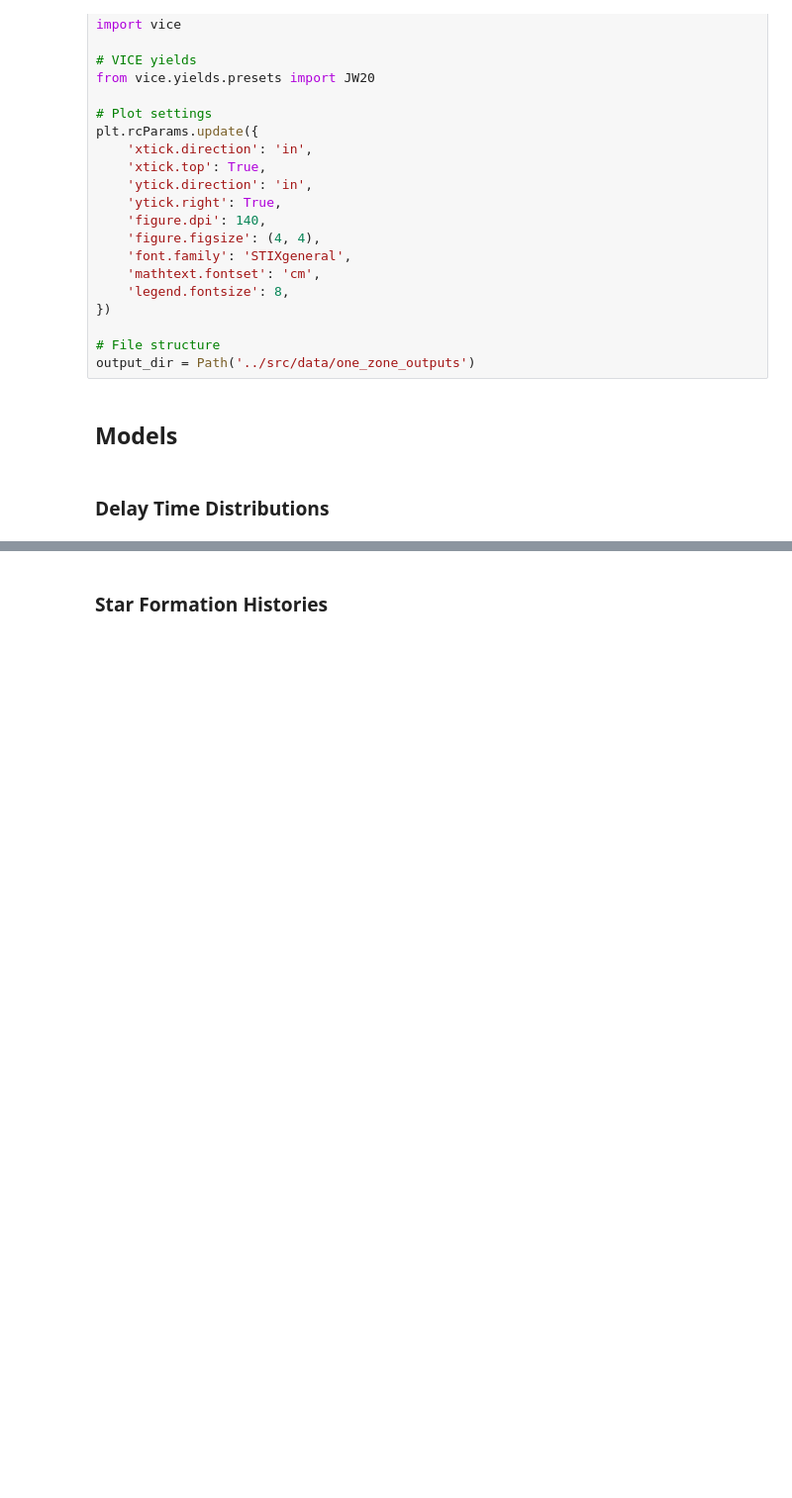
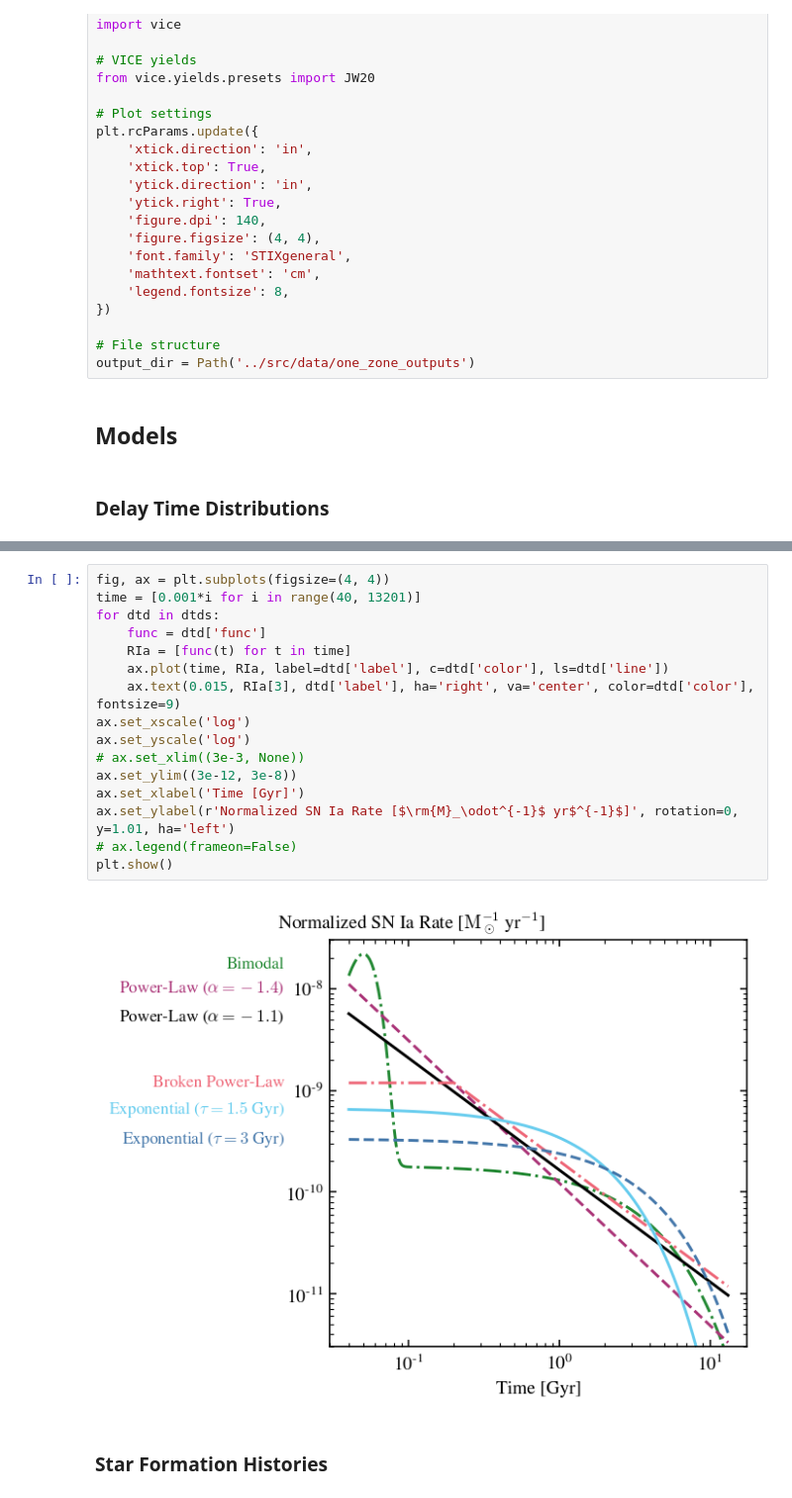
Before and after one commit to lodubay/galactic-dtd, a Jupyter notebook: notebooks/one_zone_degeneracy.ipynb, the cells around one changed output, grey strips where cells are left out. Shown at 99% size. Saved outputs shown, nothing was run; the diff lists cells and outputs as text; blank space fills up the shorter version.

```diff
--- a/notebooks/one_zone_degeneracy.ipynb
+++ b/notebooks/one_zone_degeneracy.ipynb
@@ -102,2 +102,20 @@ plt.show()
+# %%
+fig, ax = plt.subplots(figsize=(4, 4))
+time = [0.001*i for i in range(40, 13201)]
+for dtd in dtds:
+    func = dtd['func']
+    RIa = [func(t) for t in time]
+    ax.plot(time, RIa, label=dtd['label'], c=dtd['color'], ls=dtd['line'])
+    ax.text(0.015, RIa[3], dtd['label'], ha='right', va='center', color=dtd['color'], fontsize=9)
+ax.set_xscale('log')
+ax.set_yscale('log')
+# ax.set_xlim((3e-3, None))
+ax.set_ylim((3e-12, 3e-8))
+ax.set_xlabel('Time [Gyr]')
+ax.set_ylabel(r'Normalized SN Ia Rate [$\rm{M}_\odot^{-1}$ yr$^{-1}$]', rotation=0, y=1.01, ha='left')
+# ax.legend(frameon=False)
+plt.show()
+# %% [output]
+[figure, added]
 # %% [markdown]
 ### Star Formation Histories
```
Also changed, not shown: parts of 15 cells of this notebook, 1 other file.
